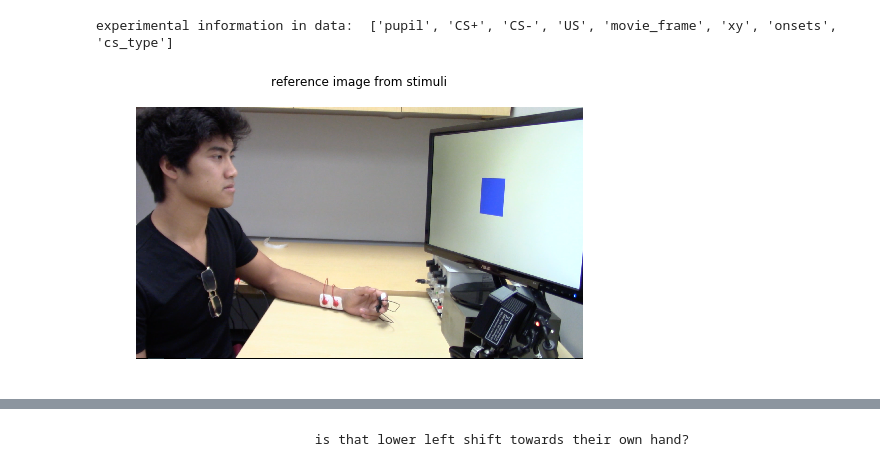
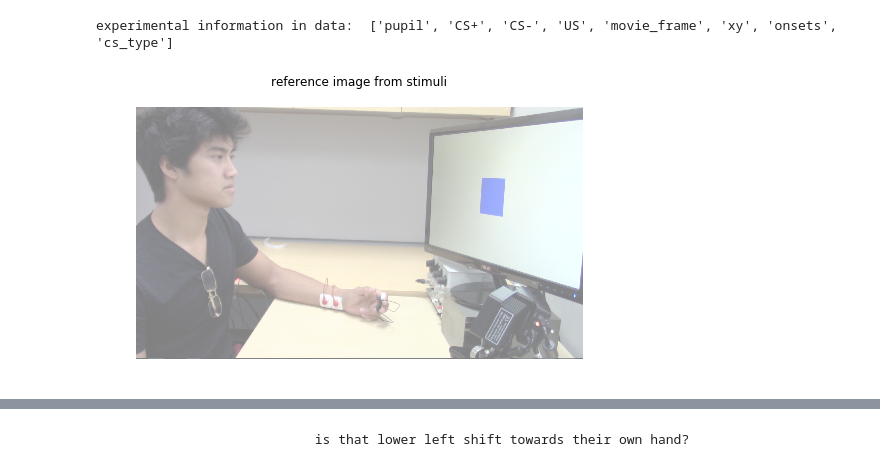
Before and after one commit to tzler/social_structure_learning, a Jupyter notebook: analysis/gaze/coordinate_functions.ipynb, the cells around one changed output, grey strips where cells are left out. Drawn from its saved outputs; the diff is of its cells as text; code cells hidden in the pictures.

```diff
--- a/analysis/gaze/coordinate_functions.ipynb
+++ b/analysis/gaze/coordinate_functions.ipynb
@@ -121,8 +121,8 @@ experimental information in data:  ['pupil', 'CS+', 'CS-', 'US', 'movie_frame',
 # %%
 model_image = plt.imread('model_image.png')
 y_len, x_len, _ = np.shape(model_image)
 plt.figure(figsize=[8,5]) ; plt.axis('off')
 plt.title('reference image from stimuli\n')
-plt.imshow(model_image);
+plt.imshow(model_image, alpha=.5);
 # %% [output]
-[figure, old version]
+[figure, new version]
```
Also changed, not shown: parts of 21 cells of this notebook, 1 other file.
